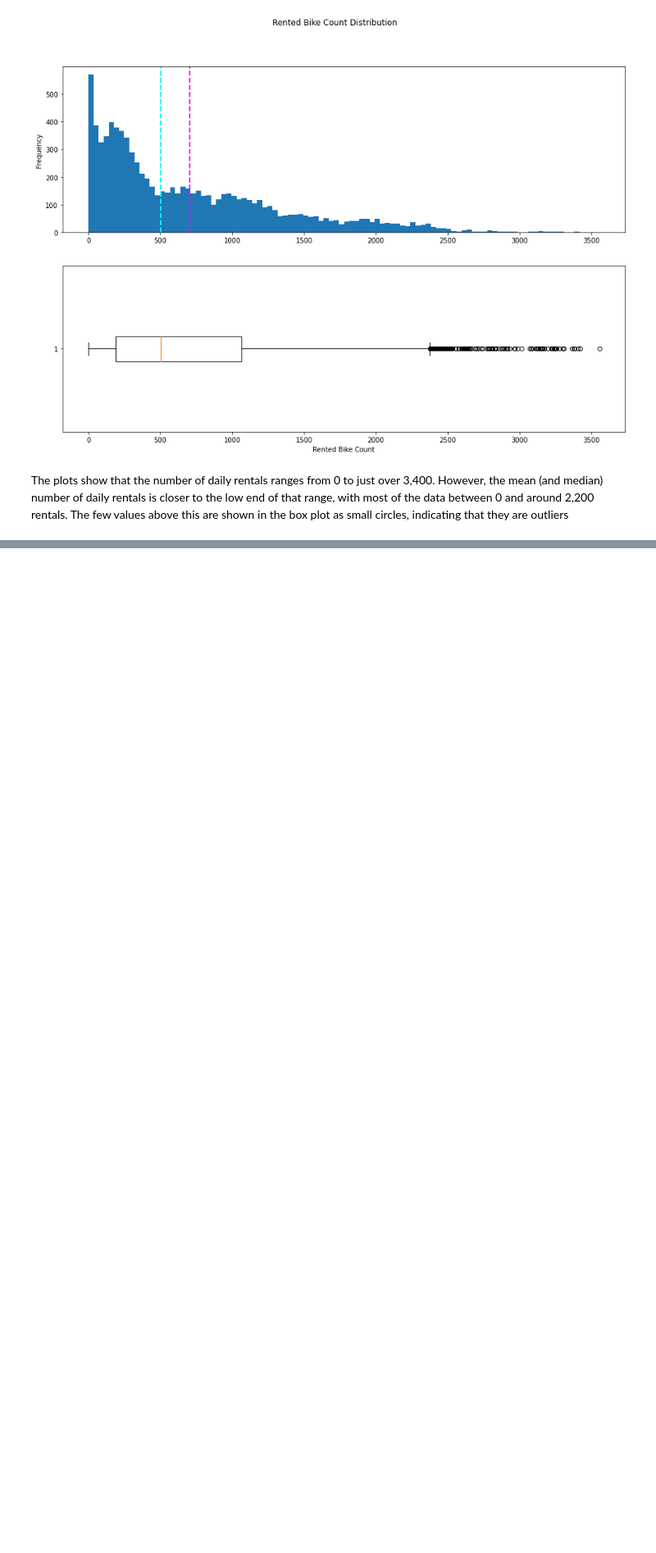
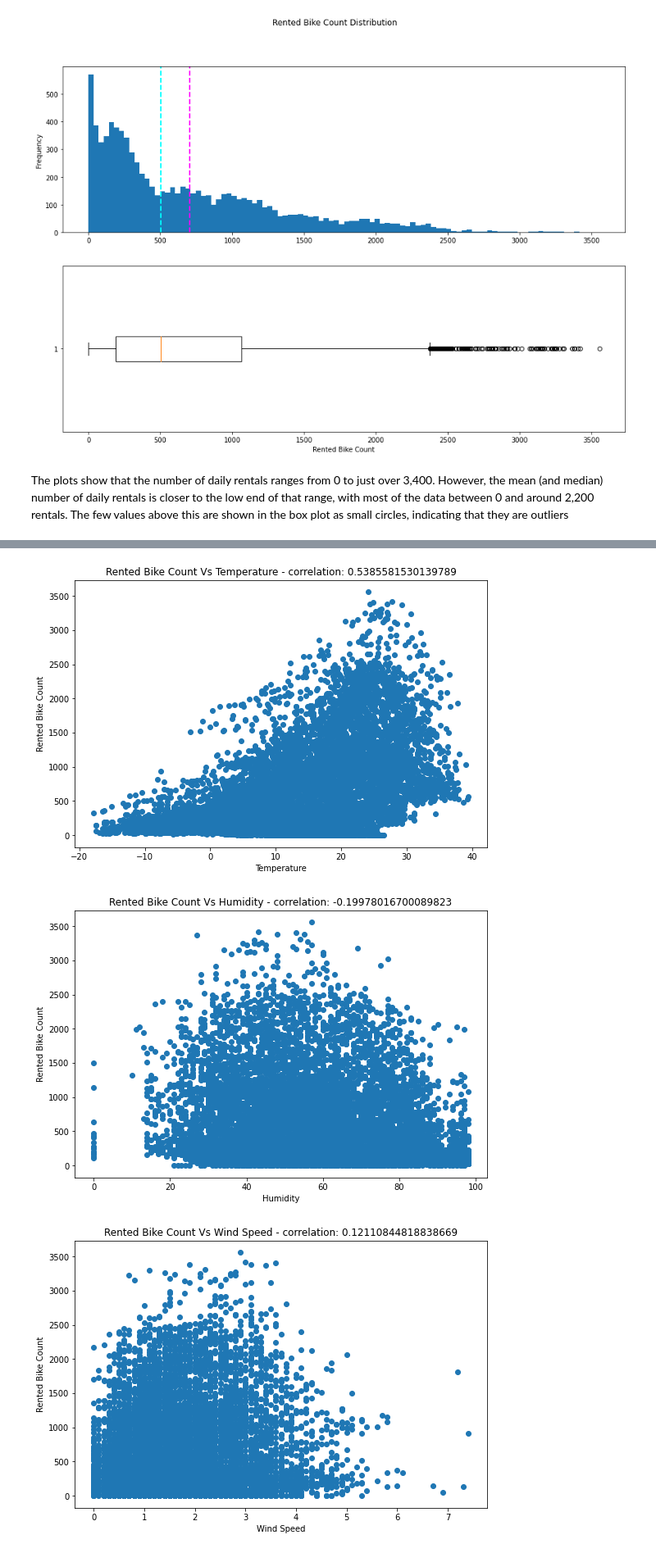
Before and after one commit to shubhpanchal/BikeSharing, a Jupyter notebook: Bike_Sharing_Demand_Prediction.ipynb, the cells around one changed output, grey strips where cells are left out. Shown at 82% size. Drawn from its saved outputs; the diff is of its cells as text; code cells hidden in the pictures; blank space fills up the shorter version.

```diff
--- a/Bike_Sharing_Demand_Prediction.ipynb
+++ b/Bike_Sharing_Demand_Prediction.ipynb
@@ -259,0 +313,17 @@ plt.show()
+# %%
+# Plotting regplot for numeric variables
+for col in numeric_features:
+  fig = plt.figure(figsize=(9,6))
+  ax = fig.gca()
+  feature = bike_df[col]
+  label = bike_df['Rented Bike Count']
+  correlation = feature.corr(label)
+  plt.scatter(x=feature, y=label)
+  plt.xlabel(col)
+  plt.ylabel('Rented Bike Count')
+  ax.set_title('Rented Bike Count Vs ' + col + ' - correlation: ' + str(correlation))
+plt.show()
+# %% [output]
+[figure, added]
+[figure, added]
+[figure, added]
```
Also changed, not shown: parts of 47 cells of this notebook.
